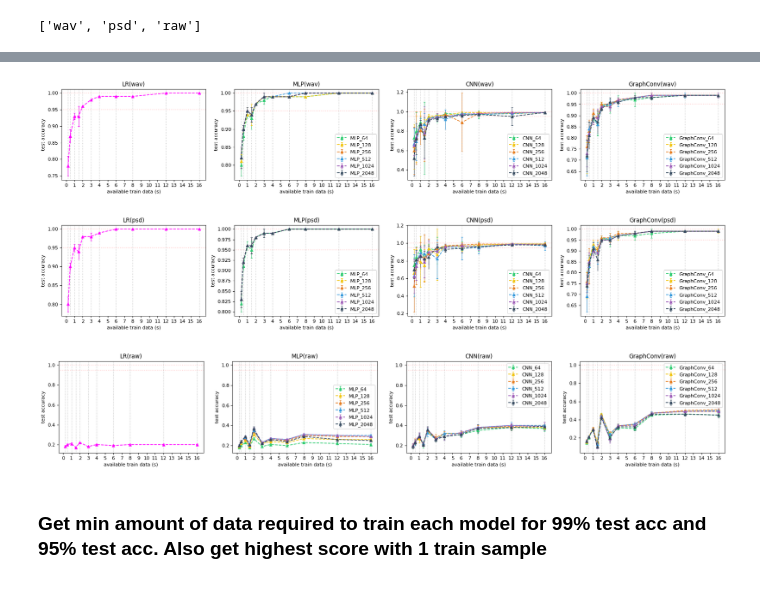
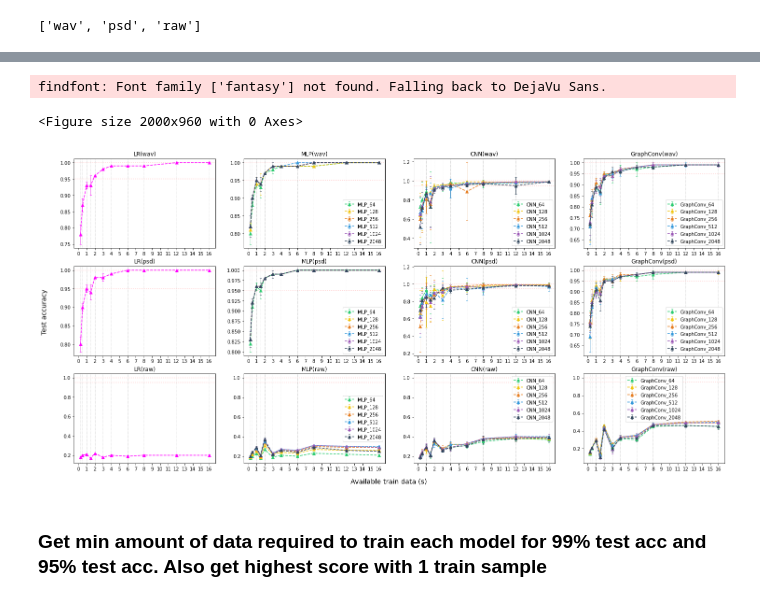
Before and after one commit to yff12345/g, a Jupyter notebook: final_experiment/notebooks/main_phase/main_phase_exploration.ipynb, the cells around one changed output, grey strips where cells are left out. Drawn from its saved outputs; the diff is of its cells as text; code cells hidden in the pictures.

Commit message:
Results exploration notebooks

```diff
--- a/final_experiment/notebooks/main_phase/main_phase_exploration.ipynb
+++ b/final_experiment/notebooks/main_phase/main_phase_exploration.ipynb
@@ -311,7 +311,7 @@ for repeated in repeated_times:
     window_sizes = window_sizes[idx]
     number_train_samples = number_train_samples[idx]
     for i,(nts,ws) in enumerate(zip(number_train_samples,window_sizes)):
-        col_idx_names.append(f'{nts} x {ws}')
+        col_idx_names.append(f'{nts}x {ws}s')
 blank_col = ['' for i in range(len(col_idx_names))]
 columns = {}
 for col_name in col_idx_names:
@@ -390,3 +390,7 @@ t_test_df
+# %%
+text_file = open(f'tables/ws_nts_ttest.tex', "w")
+n = text_file.write(t_test_df.to_latex(bold_rows=True))
+text_file.close()
 # %% [markdown]
 According to these results there is a positive statistically significance difference for the test accuracy between the distributions that used more, smaller training epochs and those that used more, bigger epochs. Suggesting getting different samples for different videos is more effective than picking it all at once.
 # %% [markdown]
@@ -433,7 +467,7 @@ for df_id,df in enumerate(dfs):
                         break
                 best_conf_res.append(raw_res_time[idx])
         best_conf_rows.append(best_conf_res)
-    best_conf_dfs.append(pd.DataFrame(best_conf_rows,index=models, columns=[f'{features[df_id]} {t} s.' for t in u_sorted_by_time_nts_ws]))
+    best_conf_dfs.append(pd.DataFrame(best_conf_rows,index=models, columns=column_names))
 len(best_conf_dfs)
 # %% [output]
 3
@@ -463,0 +498,5 @@ best_conf_dfs[0]
+# %%
+for i,f in enumerate(features):
+    text_file = open(f'tables/{f}_best_conf_results.tex', "w")
+    n = text_file.write(best_conf_dfs[i].to_latex(bold_rows=True))
+    text_file.close()
@@ -464,29 +525,42 @@ best_conf_dfs[0]
 # %%
 from matplotlib.pyplot import figure
 colors = ['#2ecc71','#f1c40f','#e67e22','#3498db','#9b59b6','#34495e']
+figure(figsize=(25, 12), dpi=80)
+fig, axs = plt.subplots(3, 4,  figsize=(25,12))
+axs = axs.flatten()
+
+# fig = plt.figure()
+# ax = fig.add_subplot(111)    # The big subplot
+# # axs = [fig.add_subplot(int(f'34{i+1}')) for i in range(3*4)]
+# print([f'34{i+1}' for i in range(3*4)])
+# raise 'err'
+
 for i, best_conf_df in enumerate(best_conf_dfs):
-    figure(figsize=(25, 12), dpi=80)
+
     # plt.subplots_adjust(left=0, bottom=0, right=1, top=1, wspace=.2, hspace=0)
     for j, name in enumerate(model_names):
         if name =='LR':
-            plt.subplot(3, 4, 1 + i*4, label=f'{1 + i*4}')
-            show_inflection_point_graph(name, best_conf_df, f'{name}({features[i]})')
+#             plt.subplot(3, 4, 1 + i*4, label=f'{1 + i*4}')
+# model_name, df, ax, title, show_grid=True,color='#ff00ff',label=''
+            show_inflection_point_graph(name, best_conf_df, axs[i*4],fig, f'{name}({features[i]})')
 #             plt.subplot(4, 1, 5)
 #             show_inflection_point_graph(name, merged_df, f'{name} ({features[i]}) merged')
             continue
         for k, hc in enumerate(hidden_channels):
-            plt.subplot(3, 4, 1+j + i*4, label=f'{1+j + i*4}')
-            show_inflection_point_graph(f'{name}_{hc}', best_conf_df, f'{name}({features[i]})',show_grid = True if k ==0 else False,color=colors[k],label=f'{name}_{hc}')
-            plt.legend()
+#             plt.subplot(3, 4, 1+j + i*4, label=f'{1+j + i*4}')
+            show_inflection_point_graph(f'{name}_{hc}', best_conf_df,axs[j + i*4],fig, f'{name}({features[i]})',show_grid = True if k ==0 else False,color=colors[k],label=f'{name}_{hc}')
+#             axs[1+j + i*4].legend()
 #             plt.subplot(4, 1, 5+j)
 #             show_inflection_point_graph(f'{name}_{hc}', merged_df, f'{name} ({features[i]}) merged',show_grid = True if k ==0 else False,color=colors[k],label=f'{name}_{hc}')
-#             plt.legend()
-plt.show()
-# plt.savefig(f'figures/results_plot.png')
+            axs[j + i*4].legend()
+# plt.show()
+fig.text(0.5, 0.08, 'Available train data (s)', ha='center', va='center',size='x-large',fontfamily='fantasy')
+fig.text(0.09, 0.5, 'Test accuracy', ha='center', va='center', rotation='vertical',size='x-large')
+plt.savefig(f'figures/results_plot.pdf')
 # %% [output]
+findfont: Font family ['fantasy'] not found. Falling back to DejaVu Sans.
+<Figure size 2000x960 with 0 Axes>
-[figure, old version]
+[figure, new version]
-[figure, removed]
-[figure, removed]
 # %% [markdown]
 ### Get min amount of data required to train each model for 99% test acc and 95% test acc. Also get highest score with 1 train sample
 # %%
```
Also changed, not shown: parts of 18 cells of this notebook, 14 other files.
